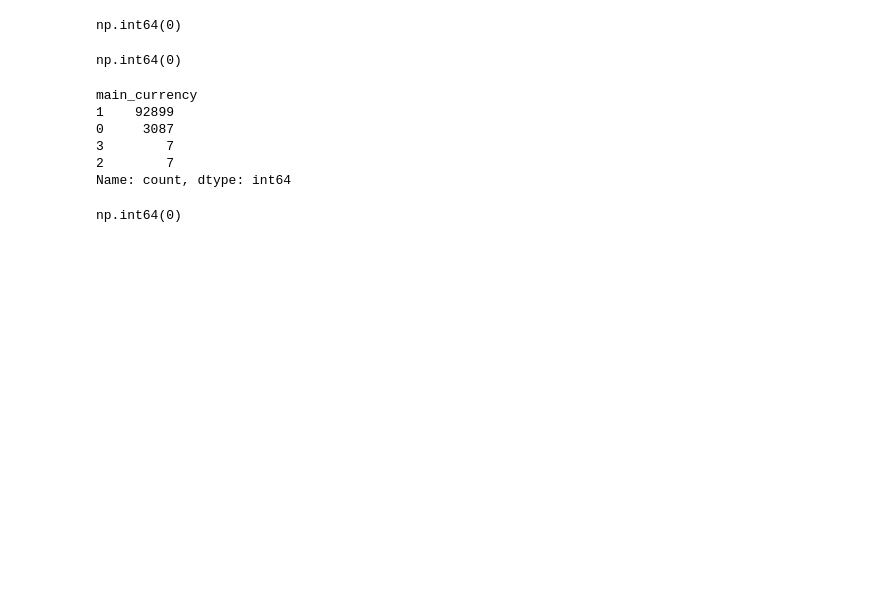
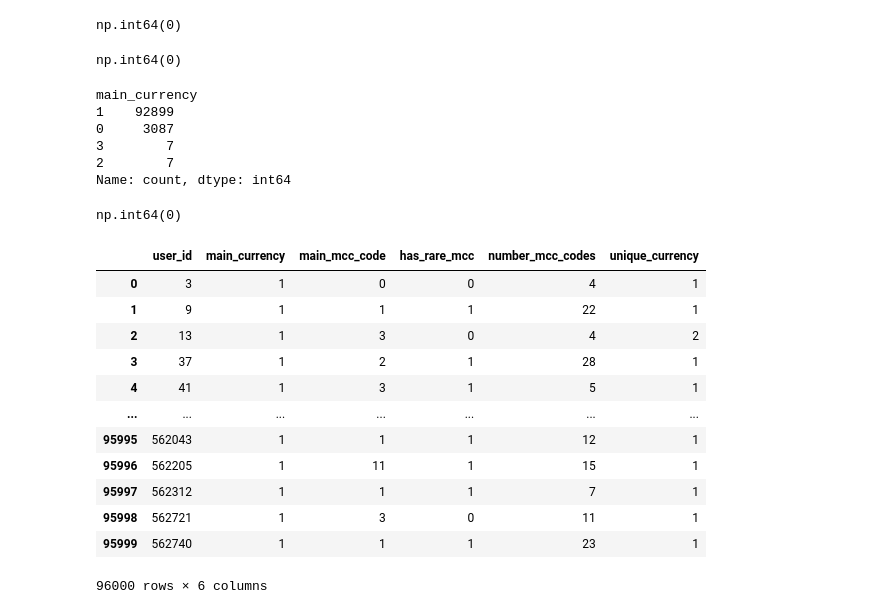
Before and after one commit to Lunalykaya/customer-churn-prediction, a Jupyter notebook: eda-churn.ipynb, the cells around one changed output. Cells and saved outputs as stored; diff of their text form; code cells hidden in the pictures; blank space fills up the shorter version.

```diff
--- a/eda-churn.ipynb
+++ b/eda-churn.ipynb
@@ -1733,3 +1733,19 @@ user_transactions = user_transactions.merge(number_of_currency, on='user_id', ho
 user_transactions['unique_currency'].isna().sum()
 # %% [output]
 np.int64(0)
+# %%
+user_transactions
+# %% [output]
+|  | user_id | main_currency | main_mcc_code | has_rare_mcc | number_mcc_codes | unique_currency |
+| 0 | 3 | 1 | 0 | 0 | 4 | 1 |
+| 1 | 9 | 1 | 1 | 1 | 22 | 1 |
+| 2 | 13 | 1 | 3 | 0 | 4 | 2 |
+| 3 | 37 | 1 | 2 | 1 | 28 | 1 |
+| 4 | 41 | 1 | 3 | 1 | 5 | 1 |
+| ... | ... | ... | ... | ... | ... | ... |
+| 95995 | 562043 | 1 | 1 | 1 | 12 | 1 |
+| 95996 | 562205 | 1 | 11 | 1 | 15 | 1 |
+| 95997 | 562312 | 1 | 1 | 1 | 7 | 1 |
+| 95998 | 562721 | 1 | 3 | 0 | 11 | 1 |
+| 95999 | 562740 | 1 | 1 | 1 | 23 | 1 |
+96000 rows × 6 columns
```
Also changed, not shown: parts of 7 cells of this notebook.
